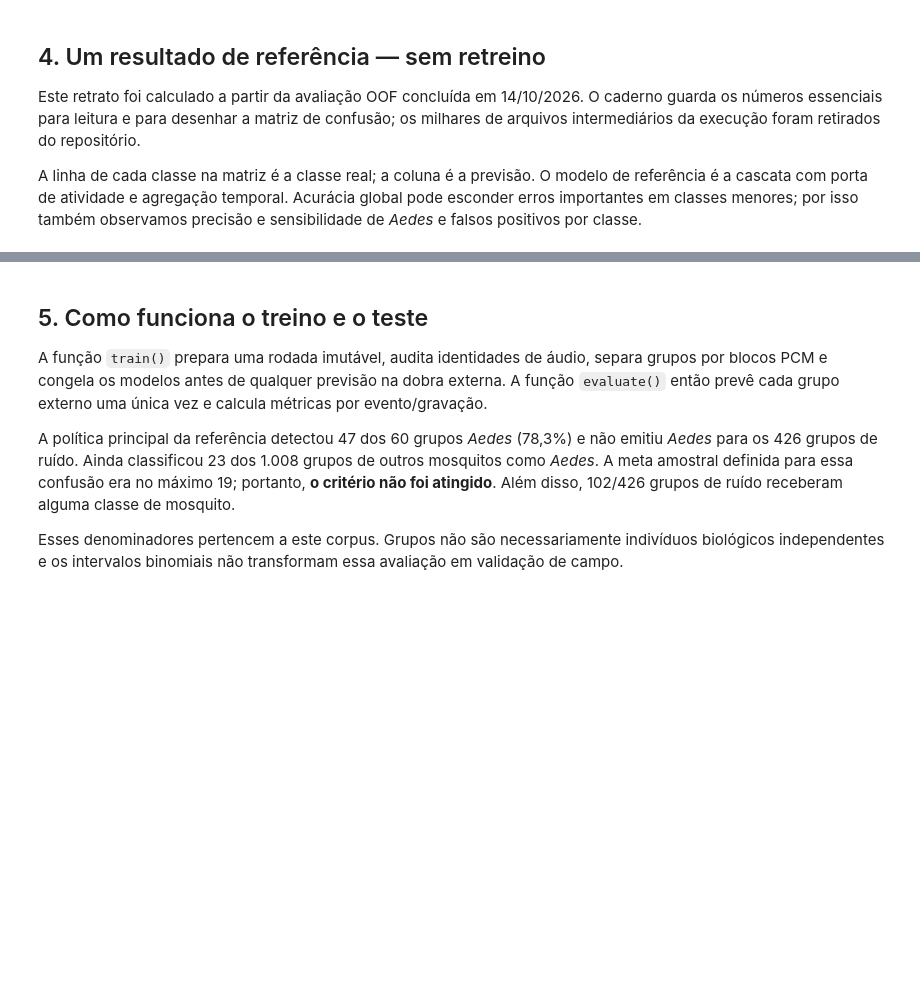
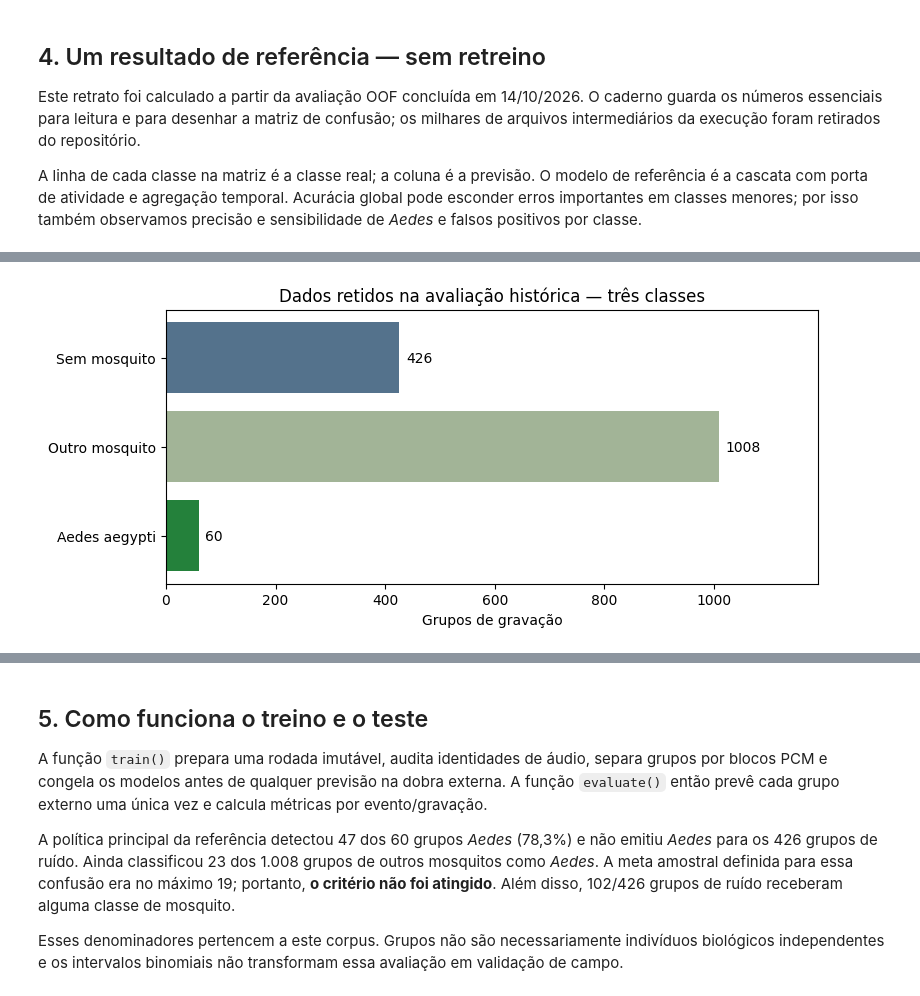
Before and after one commit to Lciarallo/mosquito-wingbeat, a Jupyter notebook: notebooks/detector_ternario_treinamento_teste_aplicacao.ipynb, the cells around one changed output, grey strips where cells are left out. Saved outputs shown, nothing was run; the diff lists cells and outputs as text; code cells hidden in the pictures; blank space fills up the shorter version.

```diff
--- a/notebooks/detector_ternario_treinamento_teste_aplicacao.ipynb
+++ b/notebooks/detector_ternario_treinamento_teste_aplicacao.ipynb
@@ -164,0 +207,15 @@ plt.show()
+# %%
+counts = REFERENCE["groups_per_class"]
+fig, ax = plt.subplots(figsize=(8, 3.7))
+values = [counts[name] for name in CLASS_NAMES]
+bars = ax.barh(labels, values, color=["#54728c", "#a2b497", "#24813b"])
+ax.invert_yaxis()
+ax.set_xlabel("Grupos de gravação")
+ax.set_title("Dados retidos na avaliação histórica — três classes")
+ax.set_xlim(0, max(values) * 1.18)
+for bar, value in zip(bars, values):
+    ax.text(value + 12, bar.get_y() + bar.get_height()/2, str(value), va="center")
+plt.tight_layout()
+plt.show()
+# %% [output]
+[figure, added]
```
Also changed, not shown: parts of 27 cells of this notebook, 11 other files.
